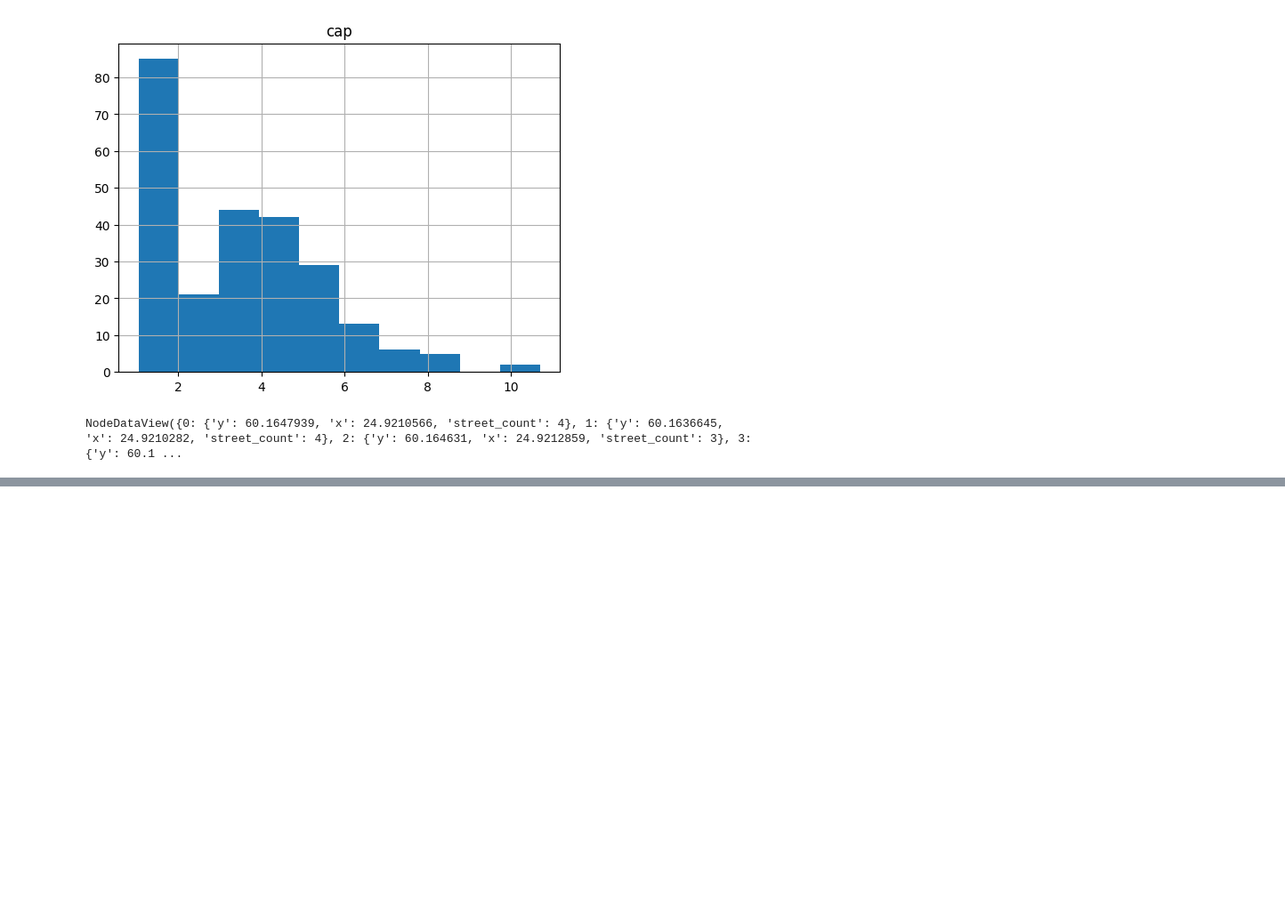
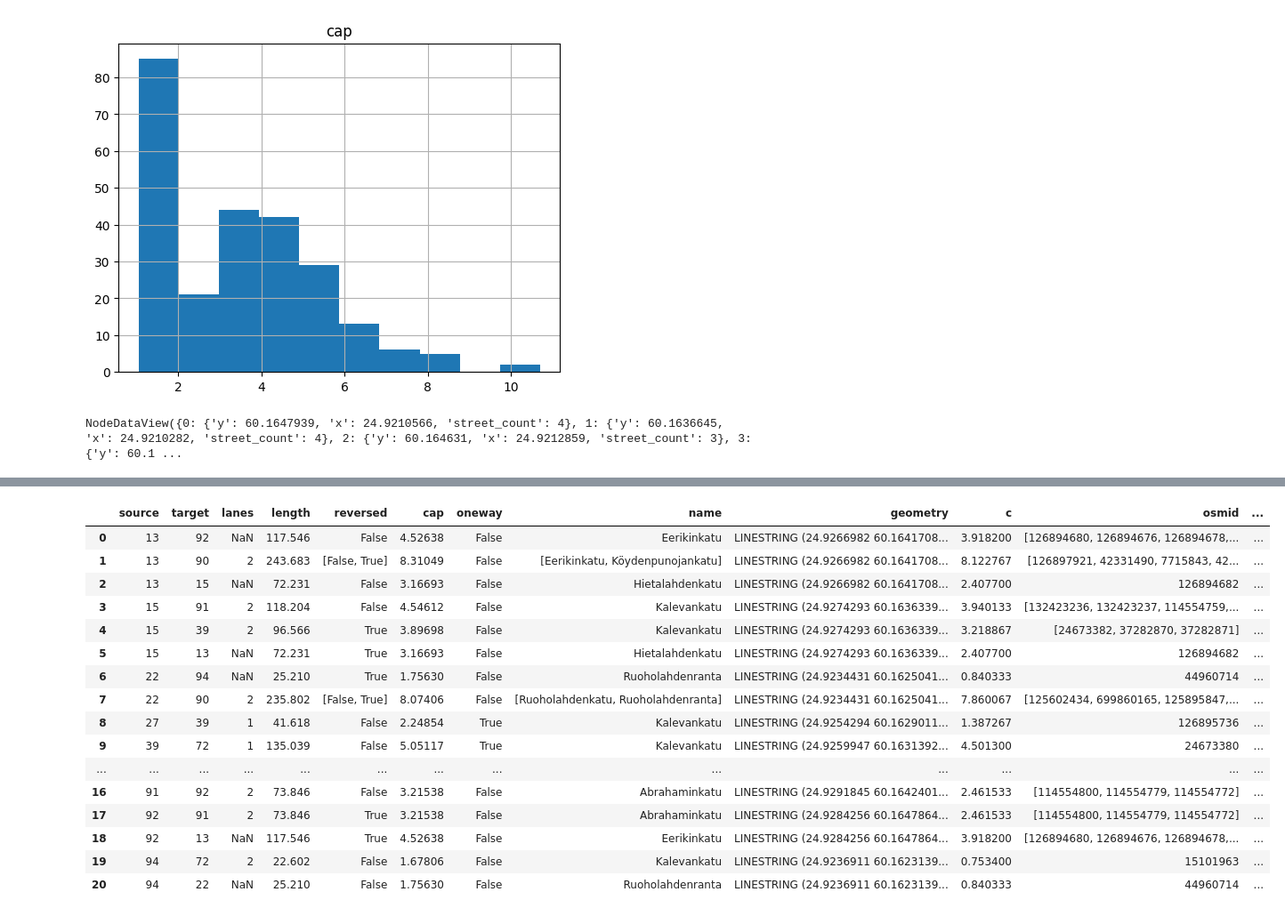
Before and after one commit to elgroselj/distributing_traffic, a Jupyter notebook: dai/helsinki.ipynb, the cells around one changed output, grey strips where cells are left out. Shown at 89% size. Drawn from its saved outputs; the diff is of its cells as text; code cells hidden in the pictures; blank space fills up the shorter version.

```diff
--- a/dai/helsinki.ipynb
+++ b/dai/helsinki.ipynb
@@ -119,0 +129,21 @@ AttributeError: module 'networkx' has no attribute 'write_dot'
+# %%
+df = nx.to_pandas_edgelist(subgraph, nodelist=graph.nodes())
+df
+# %% [output]
+|  | source | target | lanes | length | reversed | cap | oneway | name | geometry | c | osmid | ... |
+| 0 | 13 | 92 | NaN | 117.546 | False | 4.52638 | False | Eerikinkatu | LINESTRING (24.9266982 60.1641708... | 3.918200 | [126894680, 126894676, 126894678,... | ... |
+| 1 | 13 | 90 | 2 | 243.683 | [False, True] | 8.31049 | False | [Eerikinkatu, Köydenpunojankatu] | LINESTRING (24.9266982 60.1641708... | 8.122767 | [126897921, 42331490, 7715843, 42... | ... |
+| 2 | 13 | 15 | NaN | 72.231 | False | 3.16693 | False | Hietalahdenkatu | LINESTRING (24.9266982 60.1641708... | 2.407700 | 126894682 | ... |
+| 3 | 15 | 91 | 2 | 118.204 | False | 4.54612 | False | Kalevankatu | LINESTRING (24.9274293 60.1636339... | 3.940133 | [132423236, 132423237, 114554759,... | ... |
+| 4 | 15 | 39 | 2 | 96.566 | True | 3.89698 | False | Kalevankatu | LINESTRING (24.9274293 60.1636339... | 3.218867 | [24673382, 37282870, 37282871] | ... |
+| 5 | 15 | 13 | NaN | 72.231 | True | 3.16693 | False | Hietalahdenkatu | LINESTRING (24.9274293 60.1636339... | 2.407700 | 126894682 | ... |
+| 6 | 22 | 94 | NaN | 25.210 | True | 1.75630 | False | Ruoholahdenranta | LINESTRING (24.9234431 60.1625041... | 0.840333 | 44960714 | ... |
+| 7 | 22 | 90 | 2 | 235.802 | [False, True] | 8.07406 | False | [Ruoholahdenkatu, Ruoholahdenranta] | LINESTRING (24.9234431 60.1625041... | 7.860067 | [125602434, 699860165, 125895847,... | ... |
+| 8 | 27 | 39 | 1 | 41.618 | False | 2.24854 | True | Kalevankatu | LINESTRING (24.9254294 60.1629011... | 1.387267 | 126895736 | ... |
+| 9 | 39 | 72 | 1 | 135.039 | False | 5.05117 | True | Kalevankatu | LINESTRING (24.9259947 60.1631392... | 4.501300 | 24673380 | ... |
+| ... | ... | ... | ... | ... | ... | ... | ... | ... | ... | ... | ... | ... |
+| 16 | 91 | 92 | 2 | 73.846 | False | 3.21538 | False | Abrahaminkatu | LINESTRING (24.9291845 60.1642401... | 2.461533 | [114554800, 114554779, 114554772] | ... |
+| 17 | 92 | 91 | 2 | 73.846 | True | 3.21538 | False | Abrahaminkatu | LINESTRING (24.9284256 60.1647864... | 2.461533 | [114554800, 114554779, 114554772] | ... |
+| 18 | 92 | 13 | NaN | 117.546 | True | 4.52638 | False | Eerikinkatu | LINESTRING (24.9284256 60.1647864... | 3.918200 | [126894680, 126894676, 126894678,... | ... |
+| 19 | 94 | 72 | 2 | 22.602 | False | 1.67806 | False | Kalevankatu | LINESTRING (24.9236911 60.1623139... | 0.753400 | 15101963 | ... |
+| 20 | 94 | 22 | NaN | 25.210 | False | 1.75630 | False | Ruoholahdenranta | LINESTRING (24.9236911 60.1623139... | 0.840333 | 44960714 | ... |
```
Also changed, not shown: parts of 12 cells of this notebook, 3 other files.
